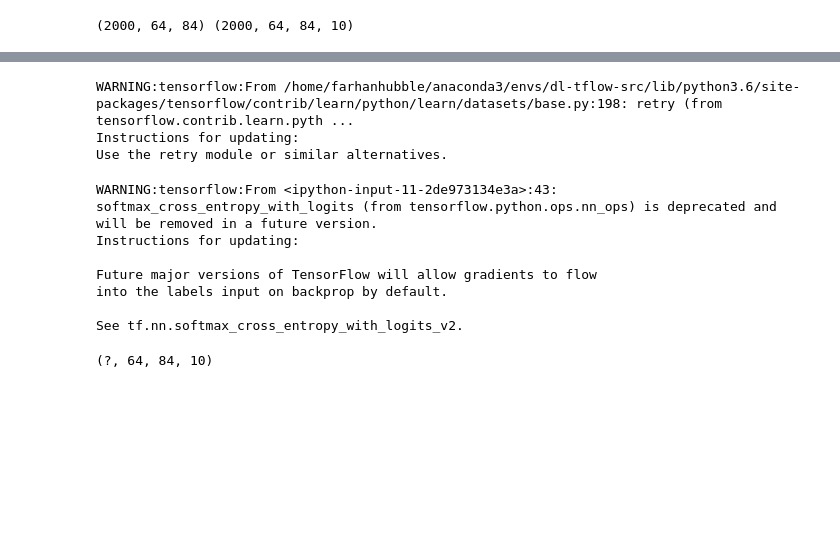
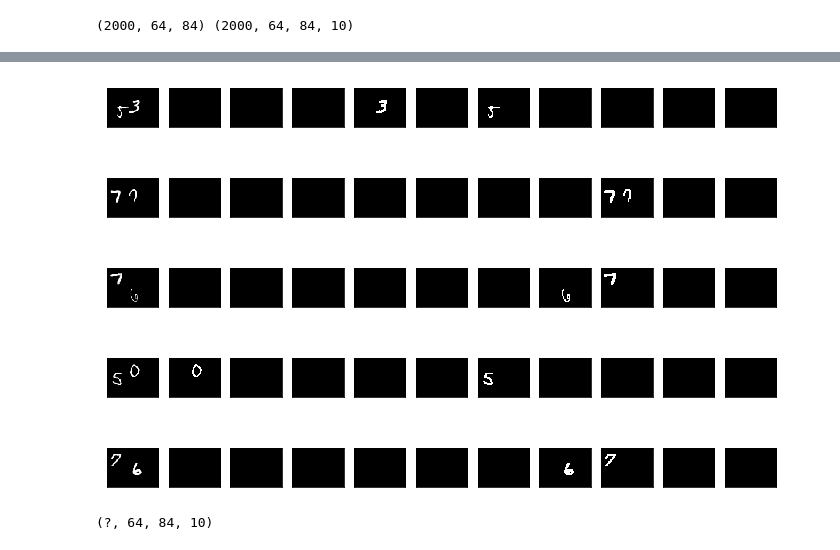
Before and after one commit to farhanhubble/udacity-connect, a Jupyter notebook: FCN-mnist.ipynb, the cells around one changed output, grey strips where cells are left out. Drawn from its saved outputs; the diff is of its cells as text; code cells hidden in the pictures; blank space fills up the shorter version.

Commit message:
Add grid plotting. Full and binary segmentation support.

```diff
--- a/FCN-mnist.ipynb
+++ b/FCN-mnist.ipynb
@@ -11,6 +11,15 @@ from sklearn.metrics import jaccard_similarity_score
 # %%
 X = np.load('combined.npy')
 y = np.load('segmented.npy')
+# %%
+SEGMENTATION_TYPE = ['ALL_DIGITS', 'BINARY'][0]
+if SEGMENTATION_TYPE is 'BINARY':
+    num_classes = 2
+    # Collapse per-pixel labels into digit vs non-digit.
+    y = np.max(y,axis=3)
+    y=np.stack((y==1,y==0),axis=-1)
+elif SEGMENTATION_TYPE is 'ALL_DIGITS':
+    num_classes = 10
 # %%
 print(X.shape, y.shape)
 # %% [output]
@@ -25,13 +34,3 @@ y = y.astype(np.float32)
 # Normalize
 X -= 127.0
 X /= 127.0
-# %%
-rand_index = np.random.randint(0,len(y))
-c,s = X[rand_index], y[rand_index]
-
-plt.imshow(c, cmap='gray')
-plt.show()
-
-for i in range(10):
-    plt.imshow(s[:,:,i],cmap='gray')
-    plt.show()
@@ -50,3 +37,22 @@ for i in range(10):
+# %%
+#Plot random examples.
+def plot_grid(X_plot, y_plot):
+
+    fig = plt.figure(figsize=(12,8))
+
+    for index, (x_, y_) in enumerate(zip(X_plot, y_plot)):
+        ax = plt.subplot2grid((len(X_plot),y_plot[0].shape[-1]+1), (index,0), fig=fig, xticks=[], yticks=[])
+        ax.imshow(x_, cmap='gray')
+        #plt.show()
+        for i in range(y_.shape[-1]):
+            ax = plt.subplot2grid((len(X_plot),y_plot[0].shape[-1]+1), (index,i+1), fig=fig, xticks=[], yticks=[] )
+            ax.imshow(y_[:,:,i], cmap='gray')
+    plt.show()
+
+indices = np.random.randint(low=0, high=len(X), size=5)
+plot_grid(X[indices], y[indices])
+# %% [output]
+[figure, added]
 # %%
 # Split it into train and validation
 n_train = int(0.7 * len(y))
@@ -125,18 +131,7 @@ def nn(nb_classes):
     # new opearations to this graph not the default graph
     return encoder, input_ph, labels_ph, lr_ph, optimizer_op, cost_op, prediction_op
 # %%
-new_graph, input_ph, labels_ph, lr_ph, optimizer_op, cost_op, prediction_op = nn(10)
+new_graph, input_ph, labels_ph, lr_ph, optimizer_op, cost_op, prediction_op = nn(nb_classes=num_classes)
-# %% [output]
-WARNING:tensorflow:From /home/farhanhubble/anaconda3/envs/dl-tflow-src/lib/python3.6/site-packages/tensorflow/contrib/learn/python/learn/datasets/base.py:198: retry (from tensorflow.contrib.learn.pyth ...
-Instructions for updating:
-Use the retry module or similar alternatives.
-WARNING:tensorflow:From <ipython-input-11-2de973134e3a>:43: softmax_cross_entropy_with_logits (from tensorflow.python.ops.nn_ops) is deprecated and will be removed in a future version.
-Instructions for updating:
-
-Future major versions of TensorFlow will allow gradients to flow
-into the labels input on backprop by default.
-
-See tf.nn.softmax_cross_entropy_with_logits_v2.
 # %%
 print(prediction_op.shape)
 # %% [output]
```
Also changed, not shown: parts of 7 cells of this notebook.
